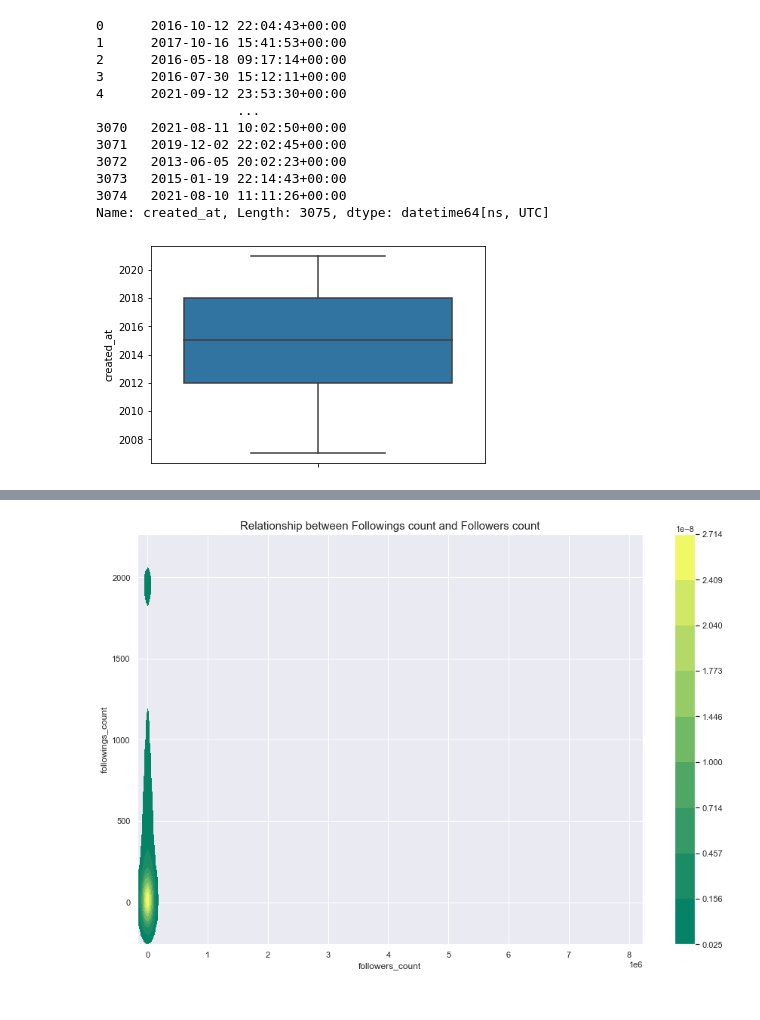
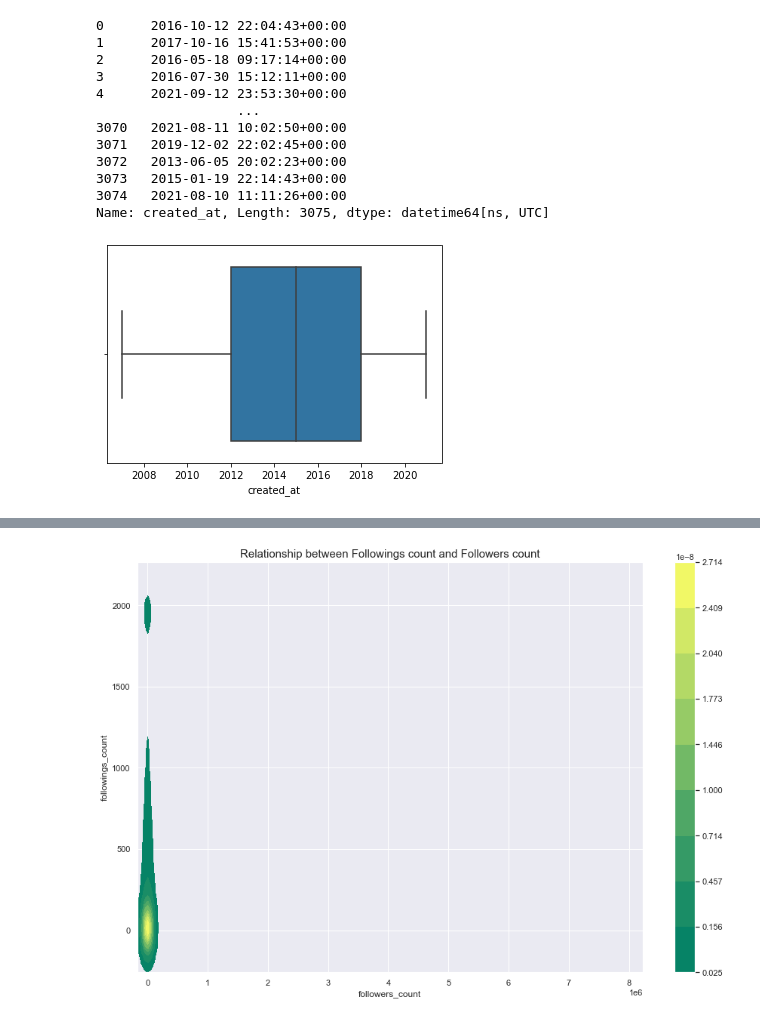
Before and after one commit to machung2001/SoundCloud, a Jupyter notebook: Project 2/Vỹ.ipynb, the cells around one changed output, grey strips where cells are left out. Cells and saved outputs as stored; diff of their text form; code cells hidden in the pictures.

```diff
--- a/Project 2/Vỹ.ipynb
+++ b/Project 2/Vỹ.ipynb
@@ -43,7 +43,7 @@ df['created_at']
 3074   2021-08-10 11:11:26+00:00
 Name: created_at, Length: 3075, dtype: datetime64[ns, UTC]
 # %%
-sns.boxplot(y=df['created_at'].dt.year);
+sns.boxplot(x=df['created_at'].dt.year);
 plt.show()
 # %% [output]
-[figure, old version]
+[figure, new version]
```
Also changed, not shown: parts of 2 cells of this notebook.
